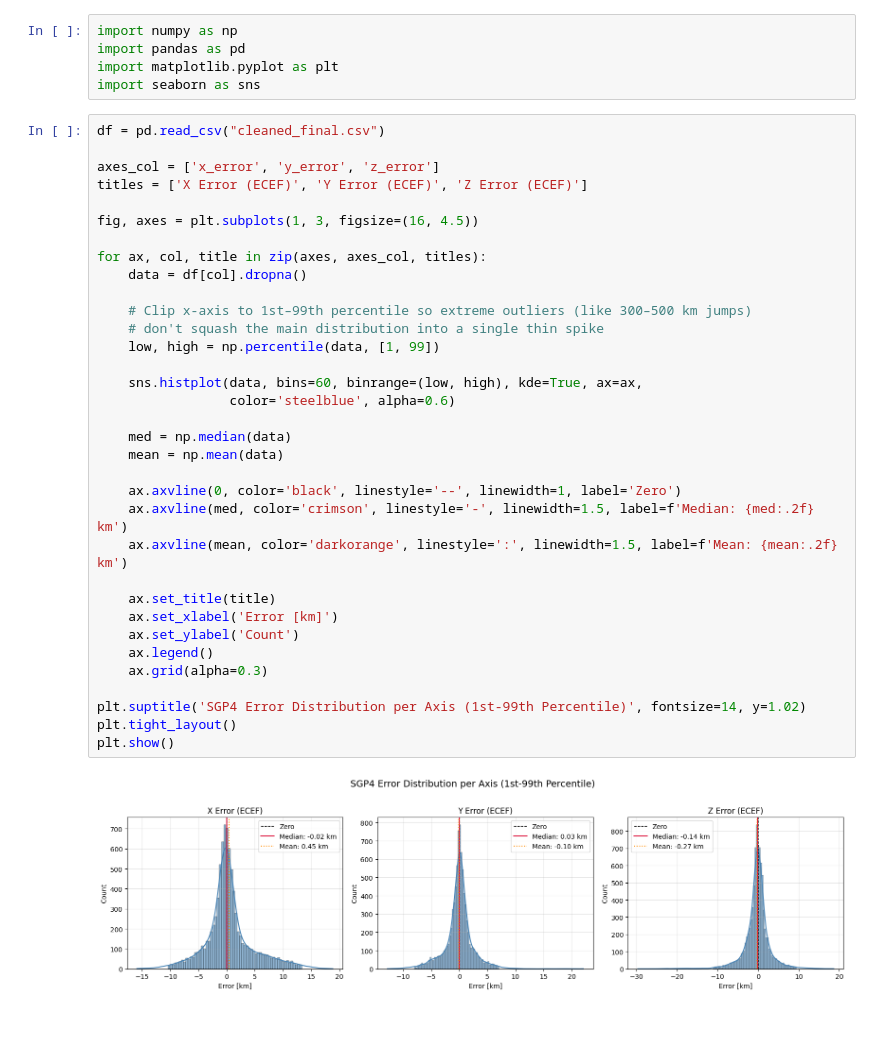
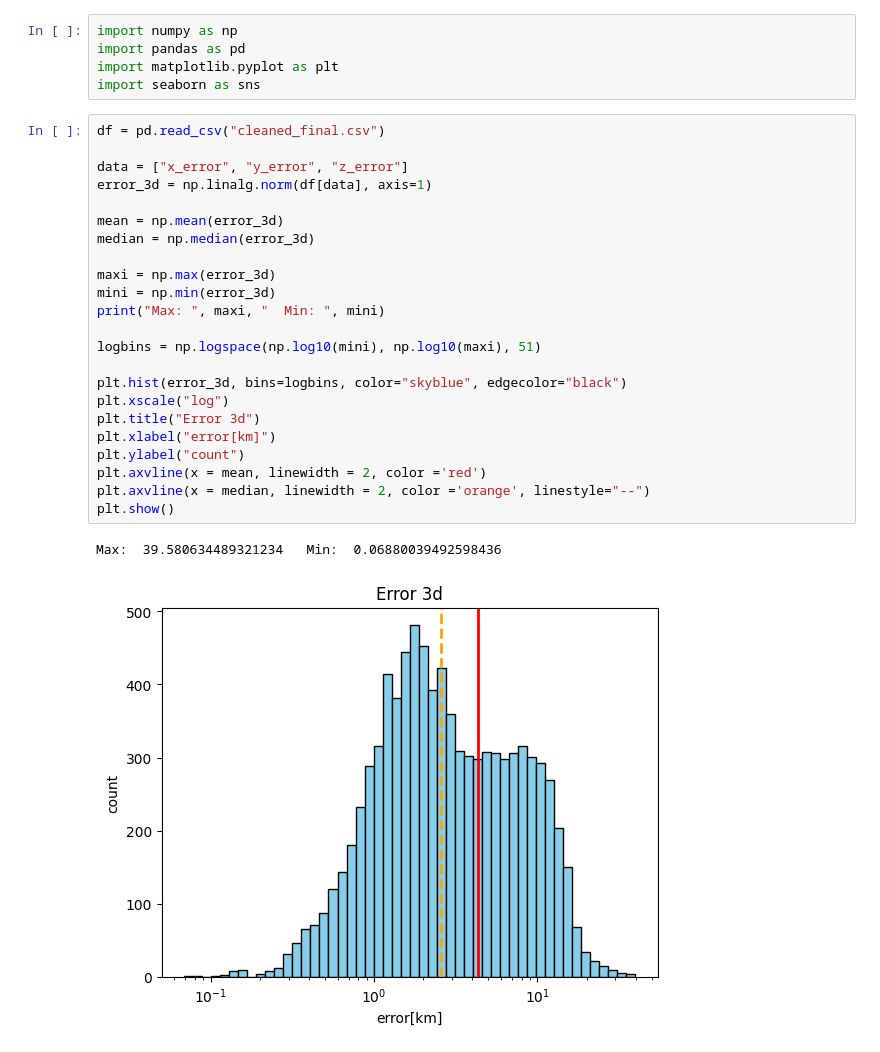
Before and after one commit to OrbitVision/OrbitVision-ML, a Jupyter notebook: orbit/train/test_dataset.ipynb, the cells around one changed output. Cells and saved outputs as stored; diff of their text form; blank space fills up the shorter version.

```diff
--- a/orbit/train/test_dataset.ipynb
+++ b/orbit/train/test_dataset.ipynb
@@ -6,36 +6,26 @@ import seaborn as sns
 # %%
 df = pd.read_csv("cleaned_final.csv")
 
-axes_col = ['x_error', 'y_error', 'z_error']
-titles = ['X Error (ECEF)', 'Y Error (ECEF)', 'Z Error (ECEF)']
+data = ["x_error", "y_error", "z_error"]
+error_3d = np.linalg.norm(df[data], axis=1)
 
-fig, axes = plt.subplots(1, 3, figsize=(16, 4.5))
+mean = np.mean(error_3d)
+median = np.median(error_3d)
 
-for ax, col, title in zip(axes, axes_col, titles):
-    data = df[col].dropna()
+maxi = np.max(error_3d)
+mini = np.min(error_3d)
+print("Max: ", maxi, "  Min: ", mini)
 
-    # Clip x-axis to 1st–99th percentile so extreme outliers (like 300–500 km jumps)
-    # don't squash the main distribution into a single thin spike
-    low, high = np.percentile(data, [1, 99])
+logbins = np.logspace(np.log10(mini), np.log10(maxi), 51)
 
-    sns.histplot(data, bins=60, binrange=(low, high), kde=True, ax=ax,
-                 color='steelblue', alpha=0.6)
-
-    med = np.median(data)
-    mean = np.mean(data)
-
-    ax.axvline(0, color='black', linestyle='--', linewidth=1, label='Zero')
-    ax.axvline(med, color='crimson', linestyle='-', linewidth=1.5, label=f'Median: {med:.2f} km')
-    ax.axvline(mean, color='darkorange', linestyle=':', linewidth=1.5, label=f'Mean: {mean:.2f} km')
-
-    ax.set_title(title)
-    ax.set_xlabel('Error [km]')
-    ax.set_ylabel('Count')
-    ax.legend()
-    ax.grid(alpha=0.3)
-
-plt.suptitle('SGP4 Error Distribution per Axis (1st-99th Percentile)', fontsize=14, y=1.02)
-plt.tight_layout()
+plt.hist(error_3d, bins=logbins, color="skyblue", edgecolor="black")
+plt.xscale("log")
+plt.title("Error 3d")
+plt.xlabel("error[km]")
+plt.ylabel("count")
+plt.axvline(x = mean, linewidth = 2, color ='red')
+plt.axvline(x = median, linewidth = 2, color ='orange', linestyle="--")
 plt.show()
 # %% [output]
+Max:  39.580634489321234   Min:  0.06880039492598436
-[figure, old version]
+[figure, new version]
```
Also changed, not shown: parts of 2 cells of this notebook, 6 other files.
